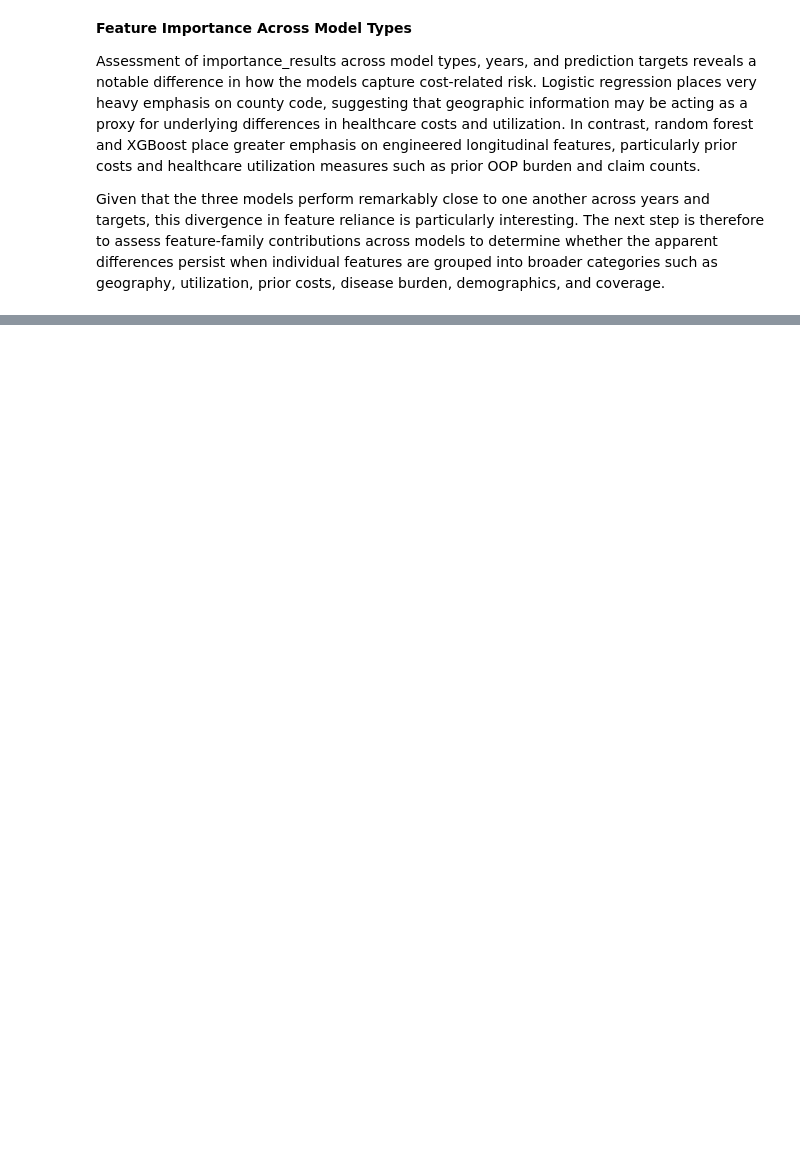
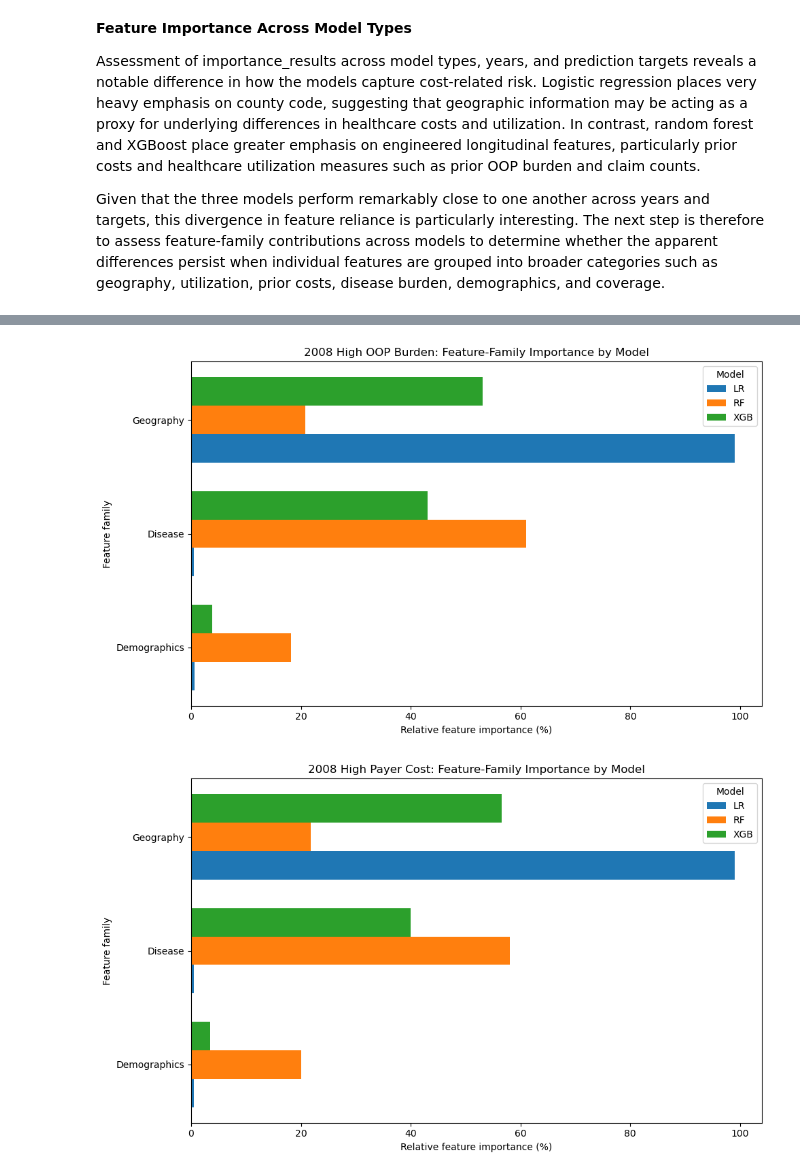
Before and after one commit to jialinn09/MedicareProject, a Jupyter notebook: 4_analyzing.ipynb, the cells around one changed output, grey strips where cells are left out. Cells and saved outputs as stored; diff of their text form; code cells hidden in the pictures; blank space fills up the shorter version.

Commit message:
ready to analyze shap results

```diff
--- a/4_analyzing.ipynb
+++ b/4_analyzing.ipynb
@@ -59,7 +59,8 @@ importance_results = {"lr": {}, "rf":{}, "xgb":{}}
 
 for model_type, model_group in models.items():
     for (year, target), model in model_group.items():
-        importance_results[model_type][(year, target)] = extract_feature_importance(model, model_type)
+        feature_path = f"results/feature_names/" f"{model_type}_{year}_{target}_features.csv"
+        importance_results[model_type][(year, target)] = extract_feature_importance(model, model_type, feature_path = feature_path)
 # %%
 importance_results["lr"][(2009, "High_Payer_Cost")]
 # %% [output]
@@ -107,0 +267,40 @@ Given that the three models perform remarkably close to one another across years
+# %%
+import matplotlib.pyplot as plt
+
+def plot_family_comparison(comparison, year, target, save_path=None):
+    plot_df = comparison.copy()
+    plot_df["sort_order"] = plot_df[["LR", "RF", "XGB"]].mean(axis=1)
+    plot_df = plot_df.sort_values("sort_order", ascending=True)
+
+    families = plot_df["family"].values
+    y = np.arange(len(families))
+    width = 0.25
+    fig, ax = plt.subplots(figsize=(10, 6))
+
+    ax.barh(y - width, plot_df["LR"], width, label="LR")
+    ax.barh(y, plot_df["RF"], width, label="RF")
+    ax.barh(y + width, plot_df["XGB"], width,label="XGB")
+
+    ax.set_yticks(y)
+    ax.set_yticklabels(families)
+    ax.set_xlabel("Relative feature importance (%)")
+    ax.set_ylabel("Feature family")
+
+    target_label = "High OOP Burden" if target == "oop" else "High Payer Cost"
+
+    ax.set_title(f"{year} {target_label}: Feature-Family Importance by Model")
+    ax.legend(title="Model")
+    plt.tight_layout()
+    if save_path:
+        fig.savefig(save_path, dpi=300, bbox_inches="tight")
+    return fig
+# %%
+os.makedirs("results/figures", exist_ok=True)
+
+for (year, target), comparison in comparisons.items():
+    fig = plot_family_comparison(comparison, year, target, save_path=f"results/figures/{year}_{target}_family_comparison.png")
+    plt.show()
+    plt.close(fig)
+# %% [output]
+[figure, added]
+[figure, added]
```
Also changed, not shown: parts of 30 cells of this notebook, 32 other files.
